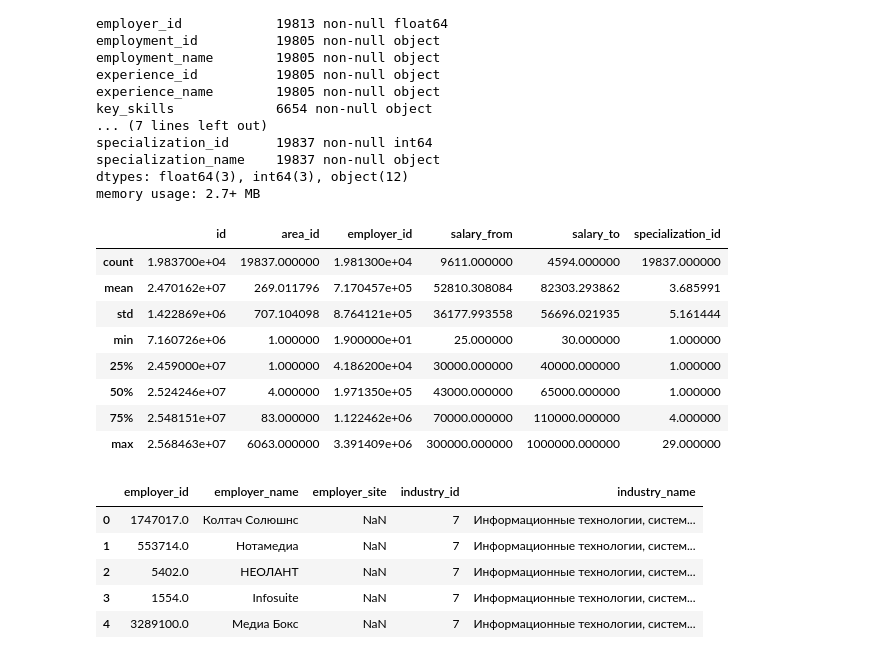
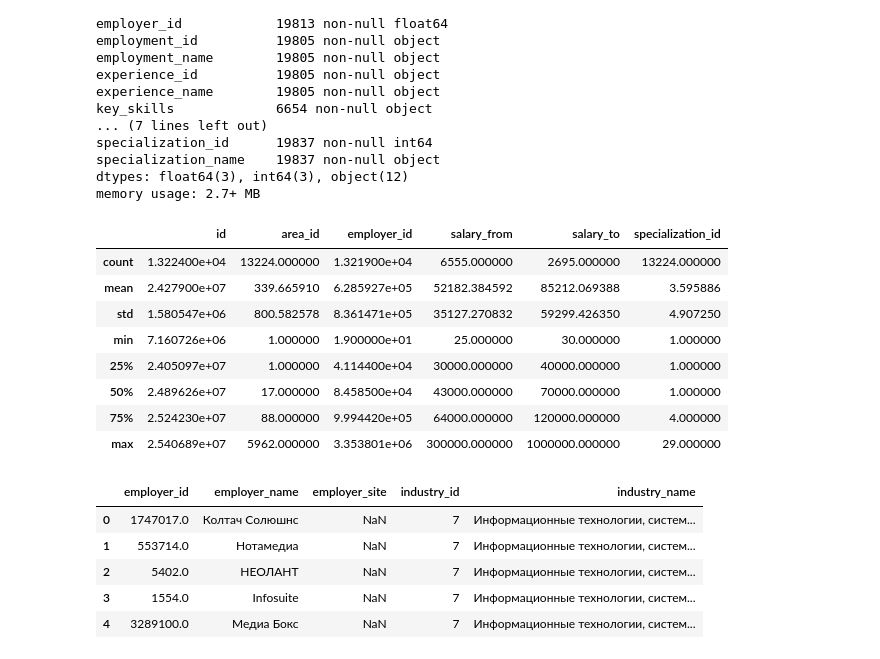
Before and after one commit to lixich/intro_ml, a Jupyter notebook: les05_regression.ipynb, the cells around one changed output. Saved outputs shown, nothing was run; the diff lists cells and outputs as text; code cells hidden in the pictures.

Commit message:
fix r2, test/train split

```diff
--- a/les05_regression.ipynb
+++ b/les05_regression.ipynb
@@ -50,18 +50,24 @@ specialization_id      19837 non-null int64
 specialization_name    19837 non-null object
 dtypes: float64(3), int64(3), object(12)
 memory usage: 2.7+ MB
+# %%
+# разделение на обучающую и тестовую выборку
+count_df = len(df_vacancy)
+df_vacancy.sort_values(by='id', ascending=True, inplace=True)
+df_vacancy_test = df_vacancy[int(2*count_df/3):]
+df_vacancy_train = df_vacancy[:int(2*count_df/3)]
 # %%
-df_vacancy.describe()
+df_vacancy_train.describe()
 # %% [output]
 |  | id | area_id | employer_id | salary_from | salary_to | specialization_id |
-| count | 1.983700e+04 | 19837.000000 | 1.981300e+04 | 9611.000000 | 4594.000000 | 19837.000000 |
-| mean | 2.470162e+07 | 269.011796 | 7.170457e+05 | 52810.308084 | 82303.293862 | 3.685991 |
-| std | 1.422869e+06 | 707.104098 | 8.764121e+05 | 36177.993558 | 56696.021935 | 5.161444 |
+| count | 1.322400e+04 | 13224.000000 | 1.321900e+04 | 6555.000000 | 2695.000000 | 13224.000000 |
+| mean | 2.427900e+07 | 339.665910 | 6.285927e+05 | 52182.384592 | 85212.069388 | 3.595886 |
+| std | 1.580547e+06 | 800.582578 | 8.361471e+05 | 35127.270832 | 59299.426350 | 4.907250 |
 | min | 7.160726e+06 | 1.000000 | 1.900000e+01 | 25.000000 | 30.000000 | 1.000000 |
-| 25% | 2.459000e+07 | 1.000000 | 4.186200e+04 | 30000.000000 | 40000.000000 | 1.000000 |
-| 50% | 2.524246e+07 | 4.000000 | 1.971350e+05 | 43000.000000 | 65000.000000 | 1.000000 |
-| 75% | 2.548151e+07 | 83.000000 | 1.122462e+06 | 70000.000000 | 110000.000000 | 4.000000 |
-| max | 2.568463e+07 | 6063.000000 | 3.391409e+06 | 300000.000000 | 1000000.000000 | 29.000000 |
+| 25% | 2.405097e+07 | 1.000000 | 4.114400e+04 | 30000.000000 | 40000.000000 | 1.000000 |
+| 50% | 2.489626e+07 | 17.000000 | 8.458500e+04 | 43000.000000 | 70000.000000 | 1.000000 |
+| 75% | 2.524230e+07 | 88.000000 | 9.994420e+05 | 64000.000000 | 120000.000000 | 4.000000 |
+| max | 2.540689e+07 | 5962.000000 | 3.353801e+06 | 300000.000000 | 1000000.000000 | 29.000000 |
 # %%
 df_company = pd.read_csv('hh_company.csv')
 df_company.head()
```
Also changed, not shown: parts of 9 cells of this notebook.
